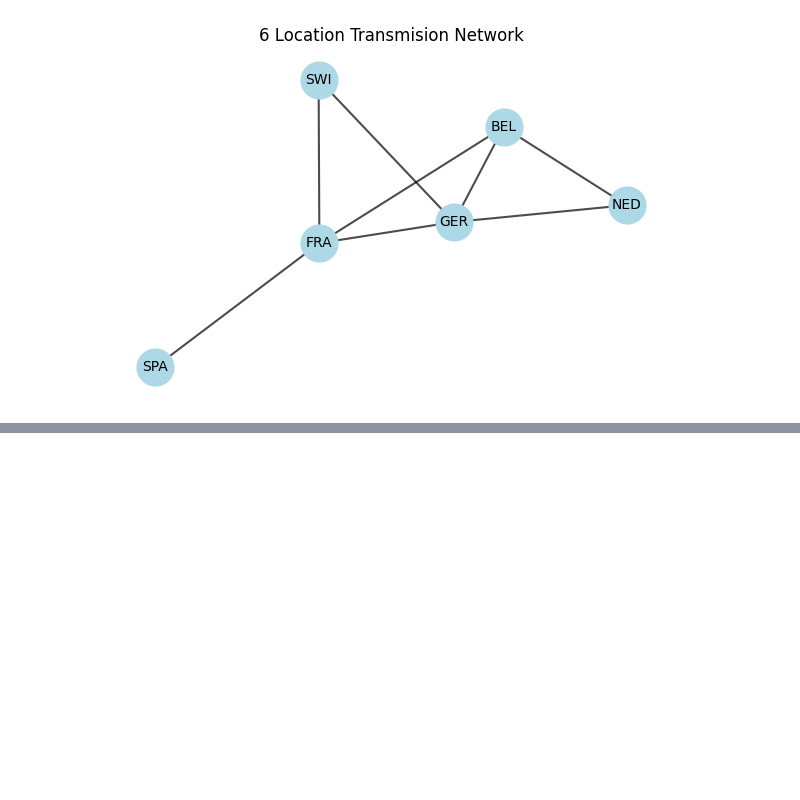
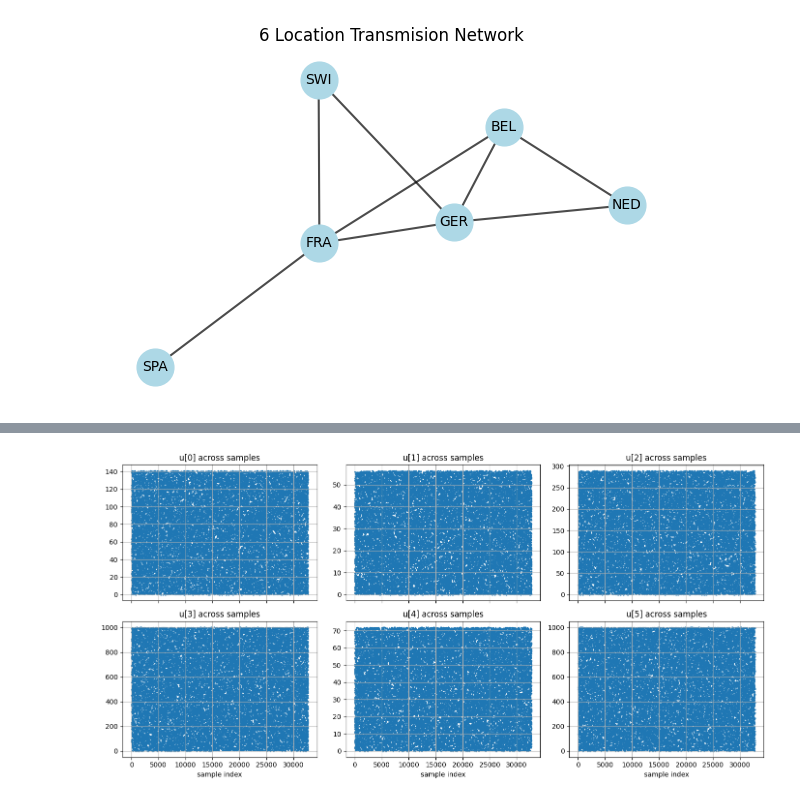
Before and after one commit to PeterrHH/ML-Enhanced-Benders, a Jupyter notebook: data_visualise.ipynb, the cells around one changed output, grey strips where cells are left out. Drawn from its saved outputs; the diff is of its cells as text; code cells hidden in the pictures; blank space fills up the shorter version.

```diff
--- a/data_visualise.ipynb
+++ b/data_visualise.ipynb
@@ -193,0 +227,30 @@ plot_data_topology(data_path = "data/ED_data/ED_NB-G-F-S-N-S_GB2-G2-F2-S2-N2-S2_
+# %%
+import numpy as np
+import matplotlib.pyplot as plt
+
+U = constraint_data.pUnitInvestment
+if hasattr(U, "detach"):
+    U = U.detach().cpu().numpy()
+
+B, G = U.shape
+assert G == 6, f"Expected 6 generators, got {G}"
+
+x = np.arange(B)
+
+fig, axes = plt.subplots(2, 3, figsize=(14, 7), sharex=True)
+axes = axes.ravel()
+
+for g in range(6):
+    ax = axes[g]
+    ax.scatter(x, U[:, g], s=2)
+    ax.set_title(f"u[{g}] across samples")
+    ax.grid(True)
+
+axes[3].set_xlabel("sample index")
+axes[4].set_xlabel("sample index")
+axes[5].set_xlabel("sample index")
+
+plt.tight_layout()
+plt.show()
+# %% [output]
+[figure, added]
```
Also changed, not shown: parts of 6 cells of this notebook, 7 other files.
